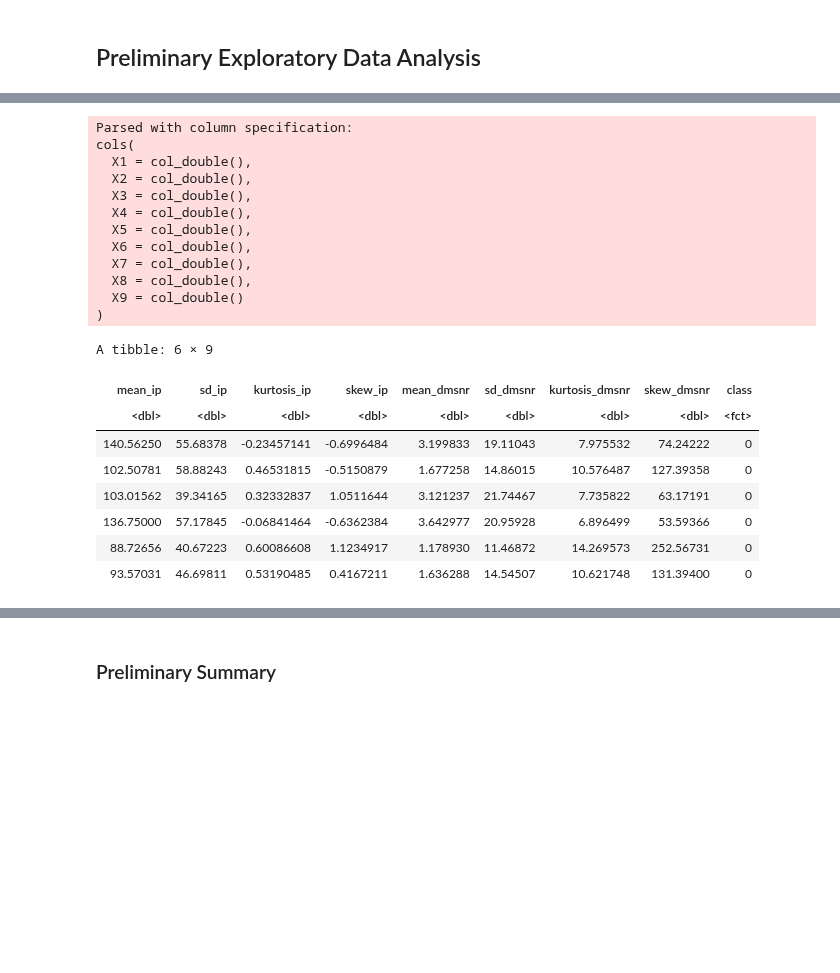
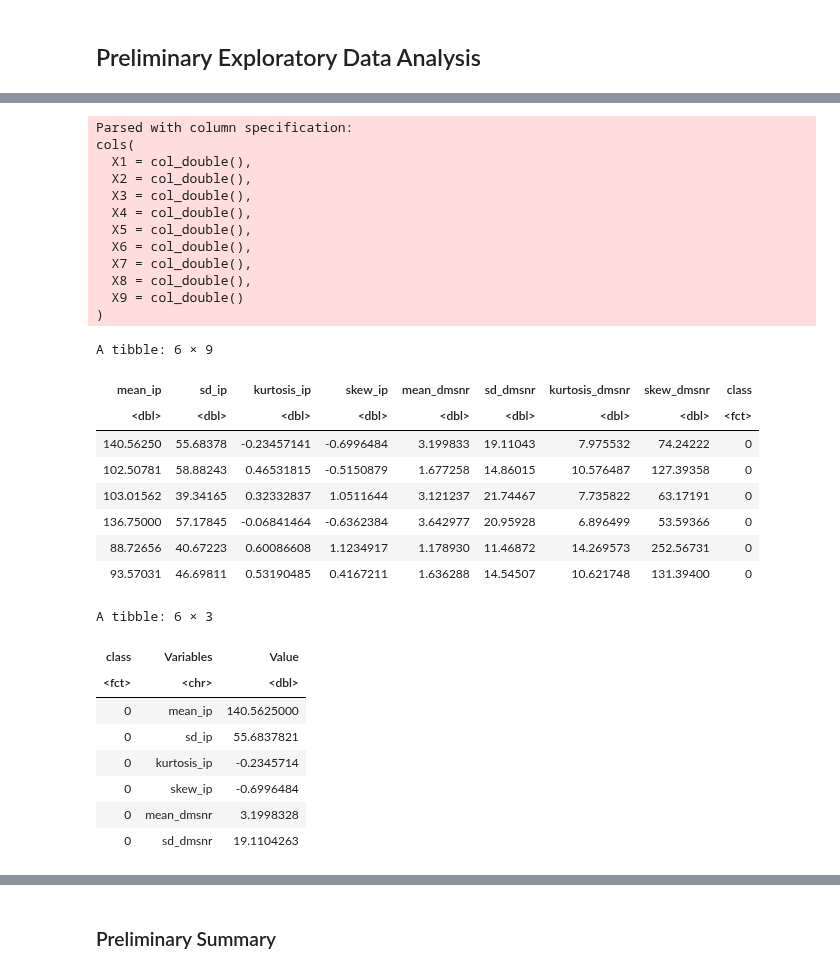
Before and after one commit to iaujla01/DSCI100Project, a Jupyter notebook: project_proposal.ipynb, the cells around one changed output, grey strips where cells are left out. Drawn from its saved outputs; the diff is of its cells as text; code cells hidden in the pictures; blank space fills up the shorter version.

```diff
--- a/project_proposal.ipynb
+++ b/project_proposal.ipynb
@@ -59,33 +41,51 @@ htru_data <- read_csv('data/HTRU_2.csv', col_names = FALSE)
 # 6. Standard deviation of the DM-SNR curve
 # 7. Excess kurtosis of the DM-SNR curve
 # 8. Skewness of the DM-SNR curve
 # 9. Class
 colnames(htru_data) <- c('mean_ip', 'sd_ip', 'kurtosis_ip', 'skew_ip', 'mean_dmsnr', 'sd_dmsnr', 'kurtosis_dmsnr', 'skew_dmsnr', 'class')
 htru_data <- htru_data %>%
     mutate(class = as.factor(class)) # since class is a dummy variable that is either positive (1) or negative (0)
 head(htru_data)
+
+
+
+#!!!im not sure !!!!
+htru_data_tidy <- htru_data %>%
+             pivot_longer(cols = -class,
+                 names_to = 'Variables',
+                 values_to = 'Value')
+head(htru_data_tidy)
 # %% [output]
 Parsed with column specification:
 cols(
   X1 = col_double(),
   X2 = col_double(),
   X3 = col_double(),
   X4 = col_double(),
   X5 = col_double(),
   X6 = col_double(),
   X7 = col_double(),
   X8 = col_double(),
   X9 = col_double()
 )
 A tibble: 6 × 9
 | mean_ip | sd_ip | kurtosis_ip | skew_ip | mean_dmsnr | sd_dmsnr | kurtosis_dmsnr | skew_dmsnr | class |
 | <dbl> | <dbl> | <dbl> | <dbl> | <dbl> | <dbl> | <dbl> | <dbl> | <fct> |
 | 140.56250 | 55.68378 | -0.23457141 | -0.6996484 | 3.199833 | 19.11043 | 7.975532 | 74.24222 | 0 |
 | 102.50781 | 58.88243 | 0.46531815 | -0.5150879 | 1.677258 | 14.86015 | 10.576487 | 127.39358 | 0 |
 | 103.01562 | 39.34165 | 0.32332837 | 1.0511644 | 3.121237 | 21.74467 | 7.735822 | 63.17191 | 0 |
 | 136.75000 | 57.17845 | -0.06841464 | -0.6362384 | 3.642977 | 20.95928 | 6.896499 | 53.59366 | 0 |
 | 88.72656 | 40.67223 | 0.60086608 | 1.1234917 | 1.178930 | 11.46872 | 14.269573 | 252.56731 | 0 |
 | 93.57031 | 46.69811 | 0.53190485 | 0.4167211 | 1.636288 | 14.54507 | 10.621748 | 131.39400 | 0 |
+A tibble: 6 × 3
+| class | Variables | Value |
+| <fct> | <chr> | <dbl> |
+| 0 | mean_ip | 140.5625000 |
+| 0 | sd_ip | 55.6837821 |
+| 0 | kurtosis_ip | -0.2345714 |
+| 0 | skew_ip | -0.6996484 |
+| 0 | mean_dmsnr | 3.1998328 |
+| 0 | sd_dmsnr | 19.1104263 |
 # %%
 # 17,898 total examples; 1,639 positive examples; 16,259 negative examples
 # Decide to split dataset into 75% training and 25% testing
```
Also changed, not shown: parts of 5 cells of this notebook.
